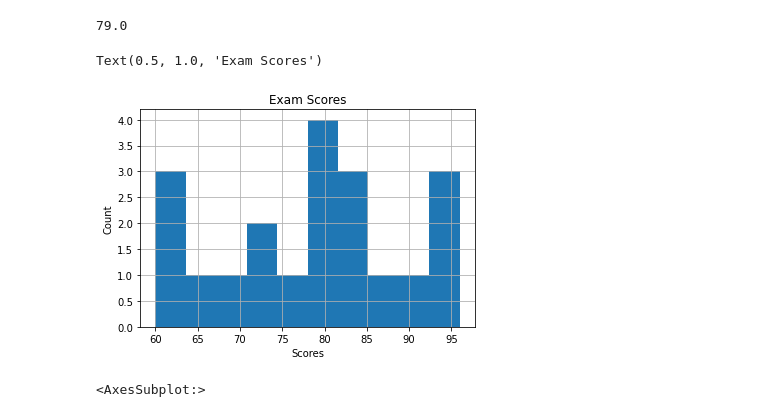
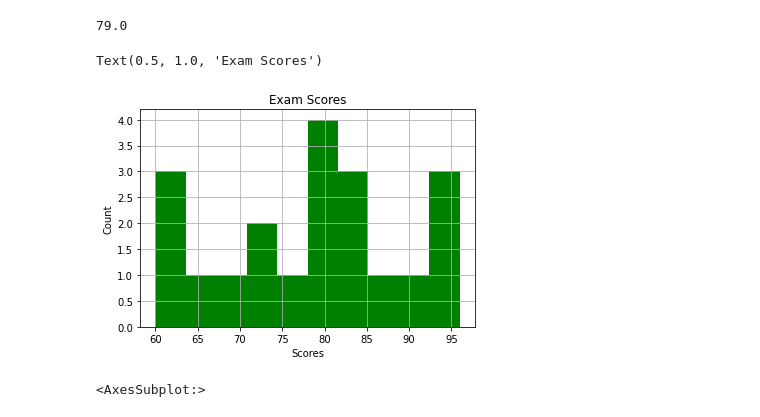
Before and after one commit to lupeluna/numpy-pandas-visualization-exercises, a Jupyter notebook: pandas_series.ipynb, the cells around one changed output. Saved outputs shown, nothing was run; the diff lists cells and outputs as text; code cells hidden in the pictures.

```diff
--- a/pandas_series.ipynb
+++ b/pandas_series.ipynb
@@ -499,12 +481,19 @@ exam_scores.median()
 # %%
 # hist method within Panda Series
-ax = exam_scores.hist()
+ax = exam_scores.hist(color='g')
 ax.set_xlabel('Scores')
 ax.set_ylabel('Count')
 ax.set_title('Exam Scores')
+
+# or
+# scores.plot.hist(color='thistle')
+
+# plt.title('Distribution of Scores')
+# plt.xlabel('Scores')
+# plt.show()
 # %% [output]
 Text(0.5, 1.0, 'Exam Scores')
-[figure, old version]
+[figure, new version]
 # %%
 # 4. Write the code necessary to implement a curve for your exam_grades Series and save this as
 # curved_grades. Add the necessary points to the highest grade to make it 100, and add the same
```
Also changed, not shown: parts of 17 cells of this notebook.
